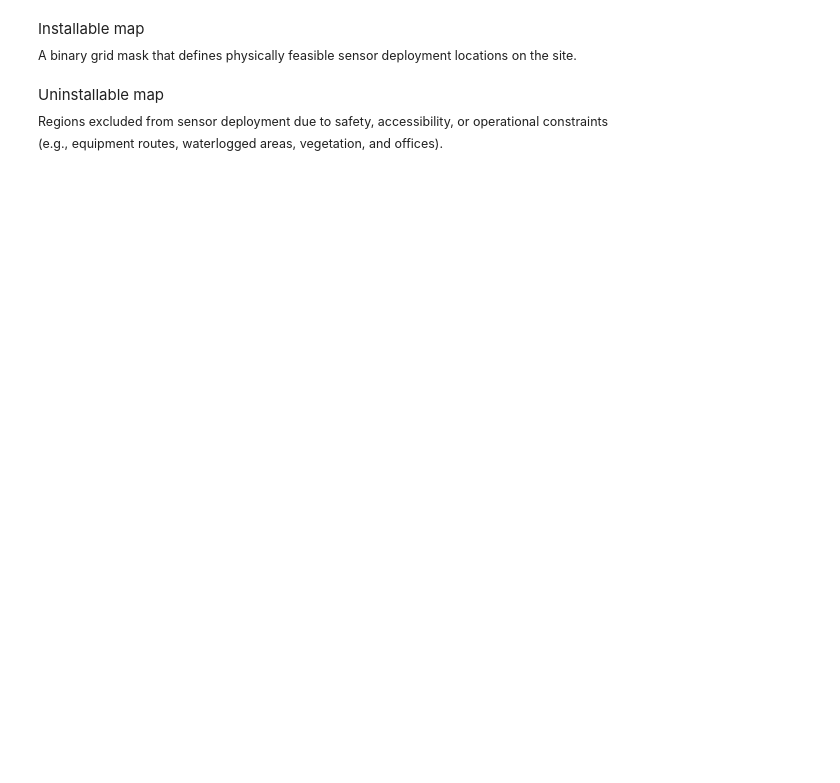
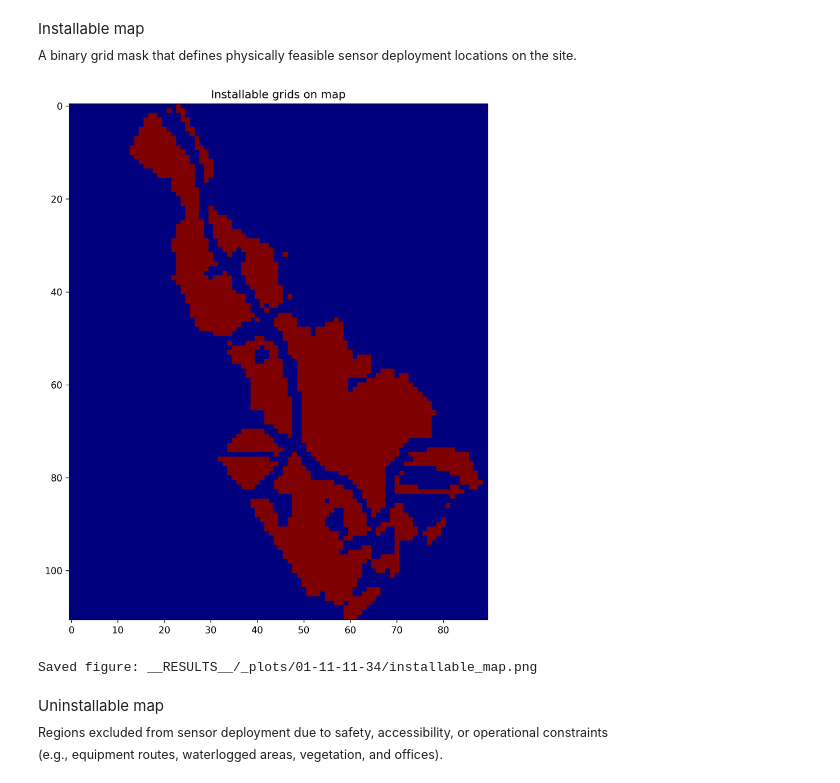
Before and after one commit to yutakseo/SensorDeployment_Optimizer, a Jupyter notebook: main.ipynb, the cells around one changed output. Cells and saved outputs as stored; diff of their text form; code cells hidden in the pictures; blank space fills up the shorter version.

```diff
--- a/main.ipynb
+++ b/main.ipynb
@@ -18,7 +21,10 @@ Installable map
 <br><sub> A binary grid mask that defines physically feasible sensor deployment locations on the site. </sub>
 # %%
 installable_layer = layer_map(map, keep_values=[2])
-vis.showJetMap(map_data=installable_layer, title="Installable grids on map")
+vis.showMap(map_data=installable_layer, title="Installable grids on map", cmap='jet', filename="installable_map")
+# %% [output]
+[figure, added]
+Saved figure: __RESULTS__/_plots/01-11-11-34/installable_map.png
 # %% [markdown]
 Uninstallable map
 <br><sub>Regions excluded from sensor deployment due to safety, accessibility, or operational constraints <br>(e.g., equipment routes, waterlogged areas, vegetation, and offices).</sub>
```
Also changed, not shown: parts of 11 cells of this notebook, 2 other files.
